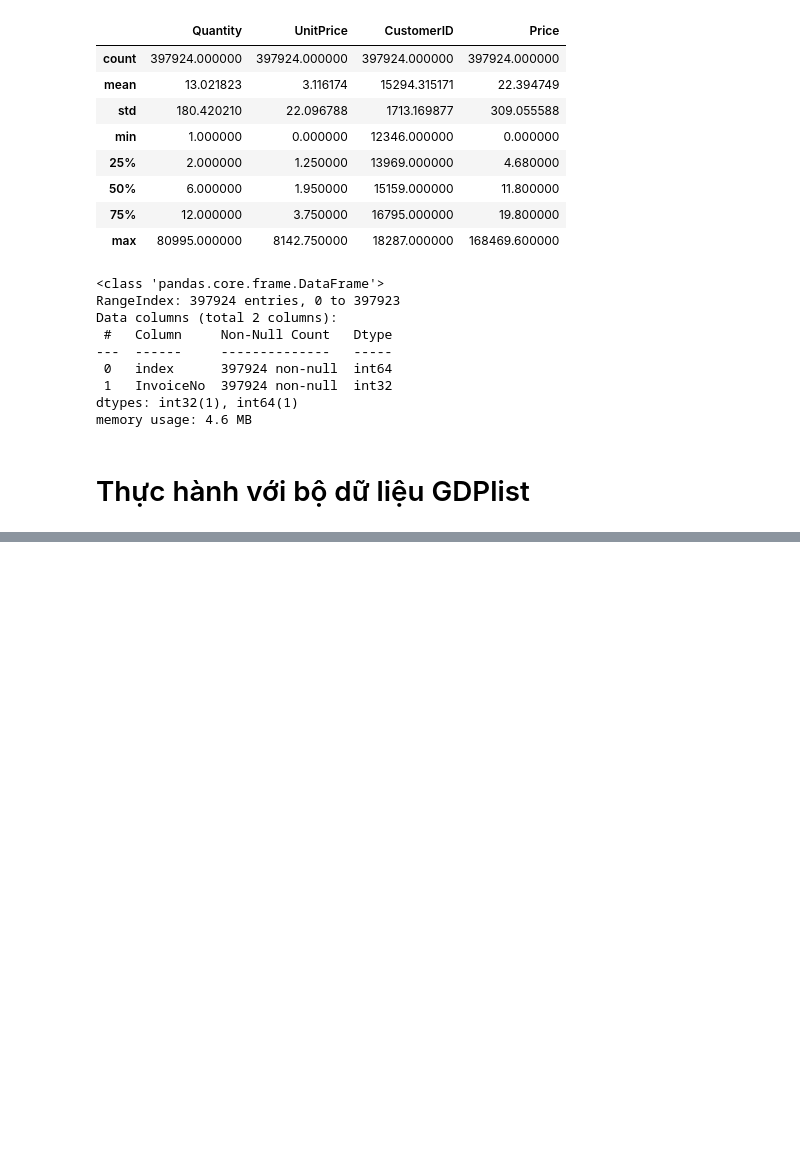
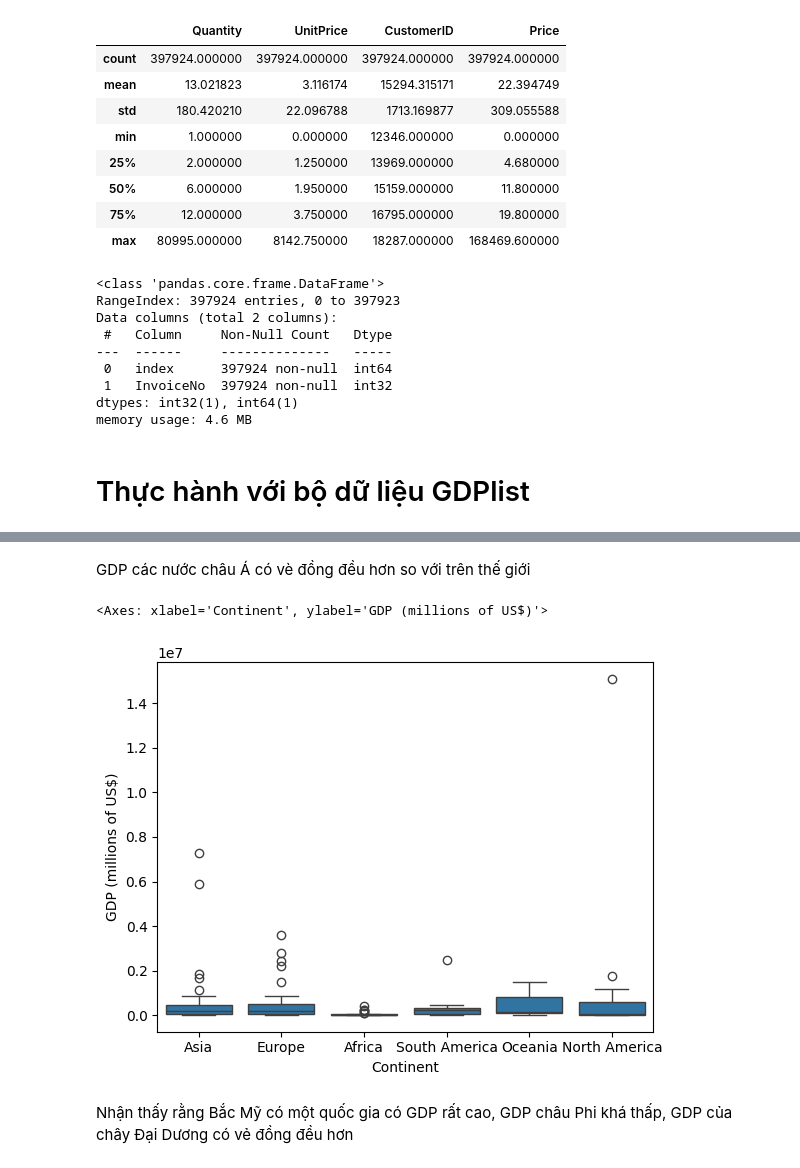
Before and after one commit to ntnqu/DAP2311R1, a Jupyter notebook: Buổi 17 - 26122023/day17_live_viz.ipynb, the cells around one changed output, grey strips where cells are left out. Saved outputs shown, nothing was run; the diff lists cells and outputs as text; code cells hidden in the pictures; blank space fills up the shorter version.

```diff
--- a/Buổi 17 - 26122023/day17_live_viz.ipynb
+++ b/Buổi 17 - 26122023/day17_live_viz.ipynb
@@ -238,3 +332,10 @@ df1["GDP (millions of US$)"].hist()
+# %% [markdown]
+GDP các nước châu Á có vè đồng đều hơn so với trên thế giới
 # %%
 # Vẽ biểu đồ để so sánh khoảng GDP giữa các châu lục
-sns.boxplot(x = df['Continent'], y = 'GDP (millions of US$)', data = df)
+sns.boxplot(x = 'Continent', y = 'GDP (millions of US$)', data = df_1)
+# %% [output]
+<Axes: xlabel='Continent', ylabel='GDP (millions of US$)'>
+[figure, added]
+# %% [markdown]
+Nhận thấy rằng Bắc Mỹ có một quốc gia có GDP rất cao, GDP châu Phi khá thấp, GDP của chây Đại Dương có vẻ đồng đều hơn
```
Also changed, not shown: parts of 14 cells of this notebook, 1 other file.
